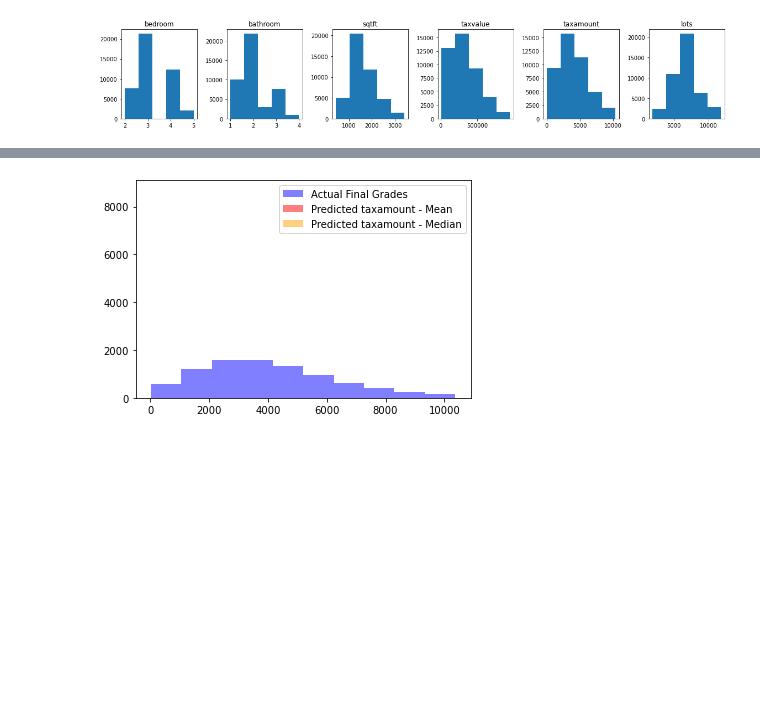
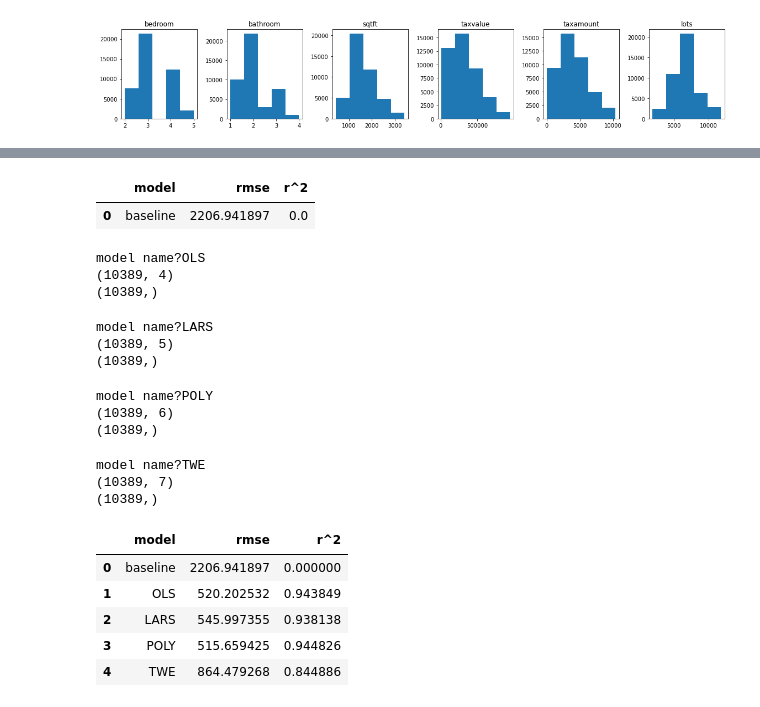
Before and after one commit to QinzhiChen/regression-exercises, a Jupyter notebook: Modeling.ipynb, the cells around one changed output, grey strips where cells are left out. Saved outputs shown, nothing was run; the diff lists cells and outputs as text; code cells hidden in the pictures; blank space fills up the shorter version.

```diff
--- a/Modeling.ipynb
+++ b/Modeling.ipynb
@@ -115,9 +104,14 @@ Validate/Out-of-Sample:  2233.27
-# %%
-# plot to visualize actual vs predicted.
-plt.hist(y_train.taxamount, color='blue', alpha=.5, label="Actual Final Grades")
-plt.hist(y_train.taxamount_avg, bins=1, color='red', alpha=.5, rwidth=10, label="Predicted taxamount - Mean")
-plt.hist(y_train.taxamount_med, bins=1, color='orange', alpha=.5, rwidth=10, label="Predicted taxamount - Median")
-plt.legend()
-plt.show()
-# %% [output]
-[figure, removed]
+# %%
+models = pd.DataFrame(
+[
+    {
+        'model': 'baseline',
+        'rmse': mean_squared_error(y_train['taxamount'], y_train.baseline)**(1/2),
+        'r^2': explained_variance_score(y_train['taxamount'], y_train.baseline)
+
+    }
+])
+models
+# %% [output]
+|  | model | rmse | r^2 |
+| 0 | baseline | 2206.941897 | 0.0 |
@@ -123,0 +143,56 @@ plt.show()
+# %%
+models = modeling(LinearRegression(normalize=True),
+                  x_train_scaled,
+                  y_train,
+                  x_validate_scaled,
+                  y_validate,
+                  scores=models)
+# %% [output]
+model name?OLS
+(10389, 4)
+(10389,)
+# %%
+models = modeling(LassoLars(alpha=1.0),
+                  x_train_scaled,
+                  y_train,
+                  x_validate_scaled,
+                  y_validate,
+                  scores=models)
+# %% [output]
+model name?LARS
+(10389, 5)
+(10389,)
+# %%
+polyfeats = PolynomialFeatures(degree=2)
+x_train_quad = polyfeats.fit_transform(x_train_scaled)
+x_val_quad = polyfeats.transform(x_validate_scaled)
+models = modeling(LinearRegression(),
+                  x_train_quad,
+                  y_train,
+                  x_val_quad,
+                  y_validate,
+                  scores=models)
+# %% [output]
+model name?POLY
+(10389, 6)
+(10389,)
+# %%
+models = modeling(TweedieRegressor(power=1, alpha=0),
+                  x_train_scaled,
+                  y_train,
+                  x_validate_scaled,
+                  y_validate,
+                  scores=models)
+# %% [output]
+model name?TWE
+(10389, 7)
+(10389,)
+# %%
+models
+# %% [output]
+|  | model | rmse | r^2 |
+| 0 | baseline | 2206.941897 | 0.000000 |
+| 1 | OLS | 520.202532 | 0.943849 |
+| 2 | LARS | 545.997355 | 0.938138 |
+| 3 | POLY | 515.659425 | 0.944826 |
+| 4 | TWE | 864.479268 | 0.844886 |
```
Also changed, not shown: parts of 19 cells of this notebook, 2 other files.
